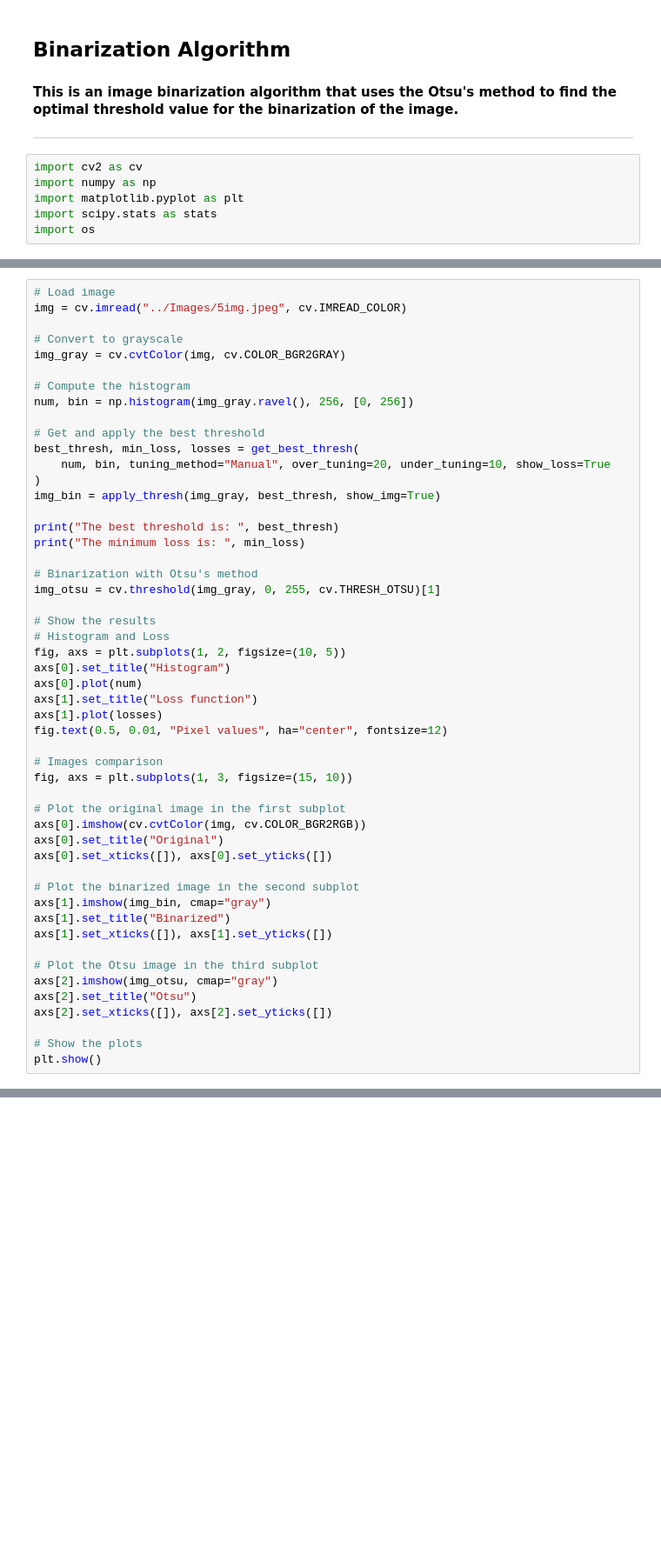
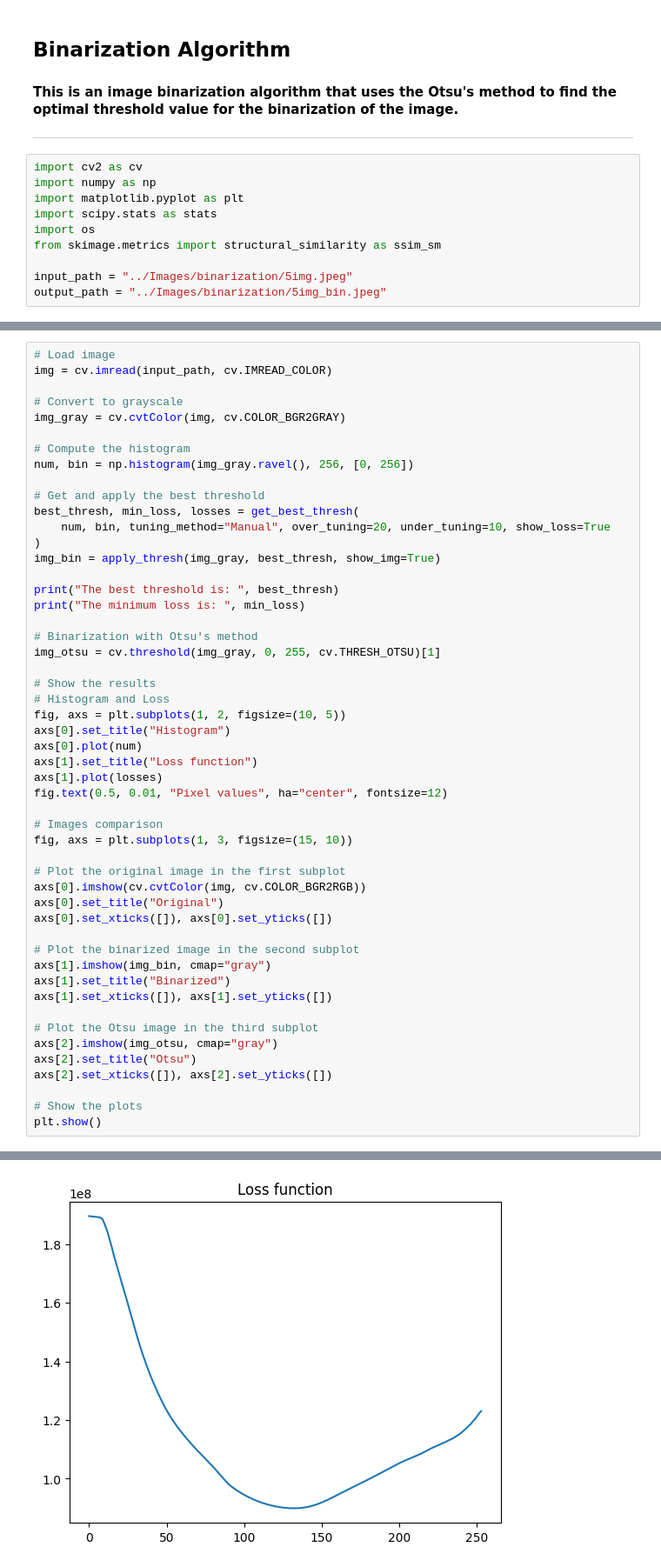
Before and after one commit to DavideLigari/computerVision, a Jupyter notebook: notebook/binarization.ipynb, the cells around one changed output, grey strips where cells are left out. Shown: that part at 87% size. Saved outputs shown, nothing was run; the diff lists cells and outputs as text; blank space fills up the shorter version.

Commit message:
refactoring and SSIM

```diff
--- a/notebook/binarization.ipynb
+++ b/notebook/binarization.ipynb
@@ -9,3 +9,7 @@ import numpy as np
 import matplotlib.pyplot as plt
 import scipy.stats as stats
 import os
+from skimage.metrics import structural_similarity as ssim_sm
+
+input_path = "../Images/binarization/5img.jpeg"
+output_path = "../Images/binarization/5img_bin.jpeg"
@@ -82,6 +90,6 @@ def apply_thresh(img_gray, thresh, show_img=False):
 # %%
 # Load image
-img = cv.imread("../Images/5img.jpeg", cv.IMREAD_COLOR)
+img = cv.imread(input_path, cv.IMREAD_COLOR)
 
 # Convert to grayscale
 img_gray = cv.cvtColor(img, cv.COLOR_BGR2GRAY)
@@ -135,0 +144 @@ TypeError: cannot unpack non-iterable NoneType object
+[figure, added]
```
Also changed, not shown: parts of 7 cells of this notebook, 4 other files.
